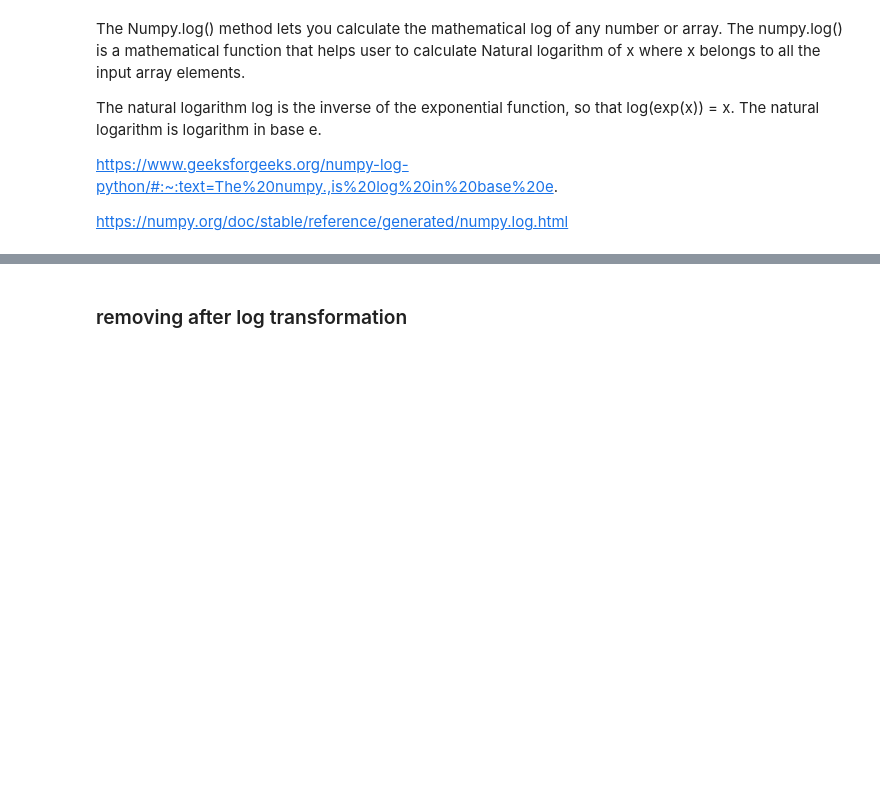
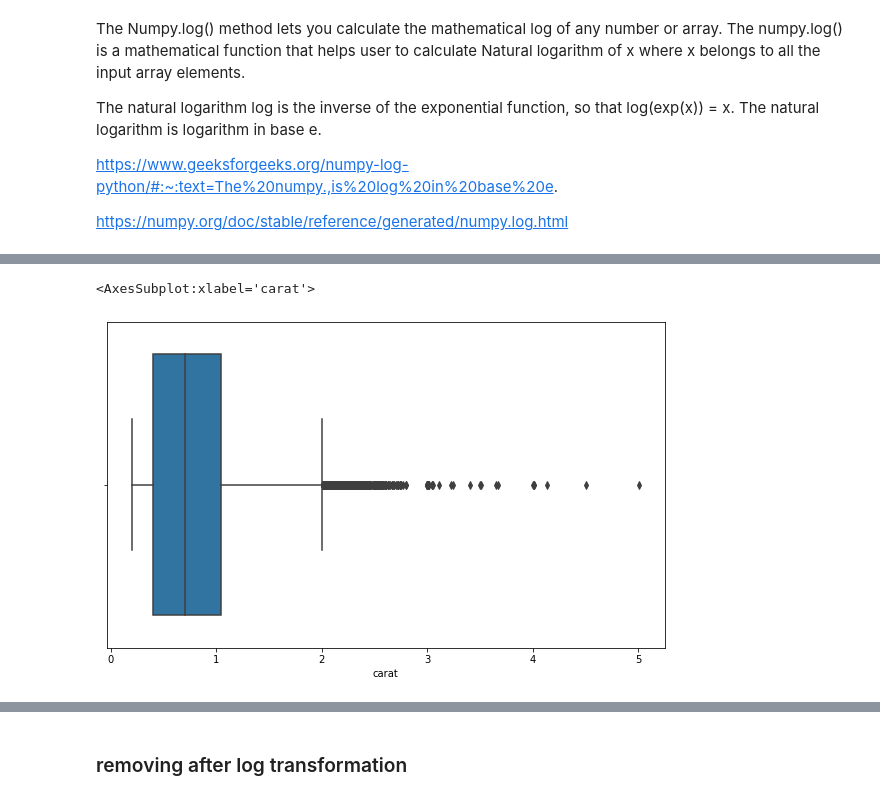
Before and after one commit to ssari3818/DataScience, a Jupyter notebook: DA python/İn_Class/DAwPy-S8 (Handling Outliers)-empty.ipynb, the cells around one changed output, grey strips where cells are left out. Cells and saved outputs as stored; diff of their text form; code cells hidden in the pictures; blank space fills up the shorter version.

```diff
--- a/DA python/İn_Class/DAwPy-S8 (Handling Outliers)-empty.ipynb
+++ b/DA python/İn_Class/DAwPy-S8 (Handling Outliers)-empty.ipynb
@@ -506,0 +538,6 @@ https://numpy.org/doc/stable/reference/generated/numpy.log.html
+# %%
+plt.figure(figsize = (10, 6))
+sns.boxplot(x = df.carat)
+# %% [output]
+<AxesSubplot:xlabel='carat'>
+[figure, added]
```
Also changed, not shown: parts of 13 cells of this notebook.
